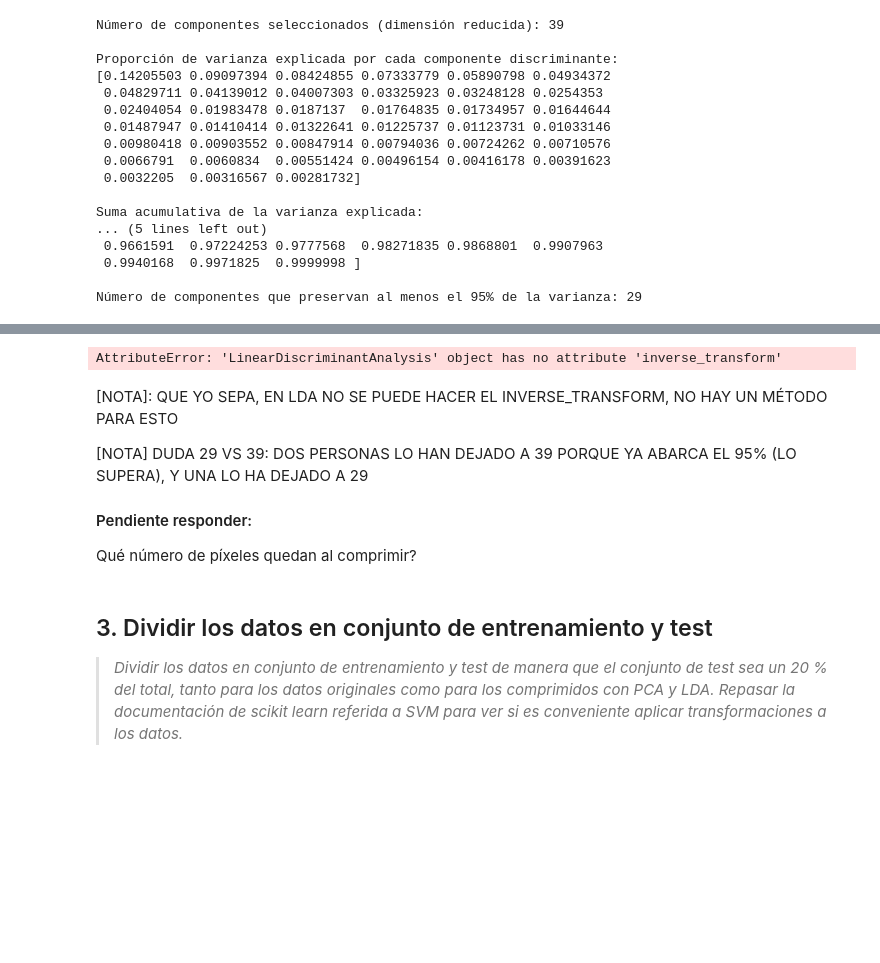
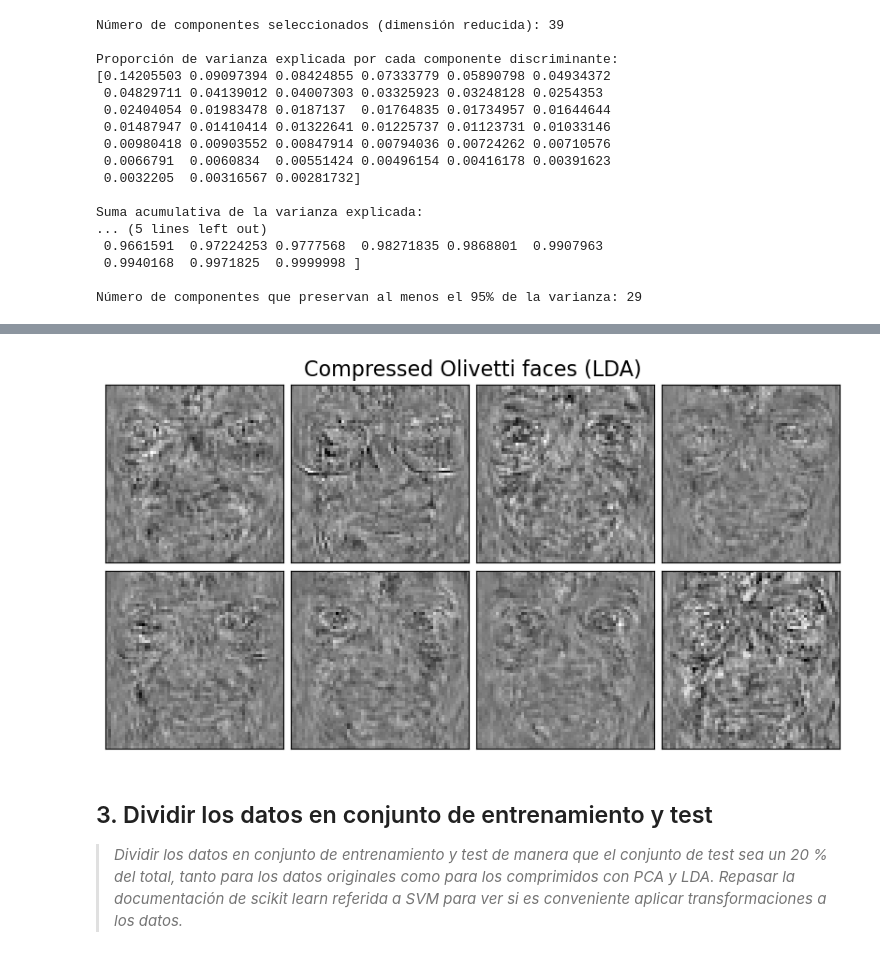
Before and after one commit to Ubikitina/machine-learning-projects, a Jupyter notebook: Actividad 4/Actividad 4.ipynb, the cells around one changed output, grey strips where cells are left out. Saved outputs shown, nothing was run; the diff lists cells and outputs as text; code cells hidden in the pictures; blank space fills up the shorter version.

```diff
--- a/Actividad 4/Actividad 4.ipynb
+++ b/Actividad 4/Actividad 4.ipynb
@@ -231,17 +238,12 @@ Tras realizar el análisis anterior, tengo dos opciones:
 # %%
 # Visualizar imágenes comprimidas
-compressed_faces = lda.inverse_transform(y_lda)
-plot_gallery("Compressed Olivetti faces (LDA)", compressed_faces[:n_components])
+# Reconstrucción manual de los datos
+X_recovered_lda = np.dot(X_lda, lda.scalings_.T) + faces_centered.mean(axis=0)
+
+# Parámetros para la visualización
+plot_gallery("Compressed Olivetti faces (LDA)", X_recovered_lda[:n_components])
 # %% [output]
-AttributeError: 'LinearDiscriminantAnalysis' object has no attribute 'inverse_transform'
+[figure, added]
-# %% [markdown]
-[NOTA]: QUE YO SEPA, EN LDA NO SE PUEDE HACER EL INVERSE_TRANSFORM, NO HAY UN MÉTODO PARA ESTO
-
-[NOTA] DUDA 29 VS 39: DOS PERSONAS LO HAN DEJADO A 39 PORQUE YA ABARCA EL 95% (LO SUPERA), Y UNA LO HA DEJADO A 29
-
-#### Pendiente responder:
-
-Qué número de píxeles quedan al comprimir?
 # %% [markdown]
 ## 3. Dividir los datos en conjunto de entrenamiento y test
 
```
Also changed, not shown: parts of 24 cells of this notebook.
